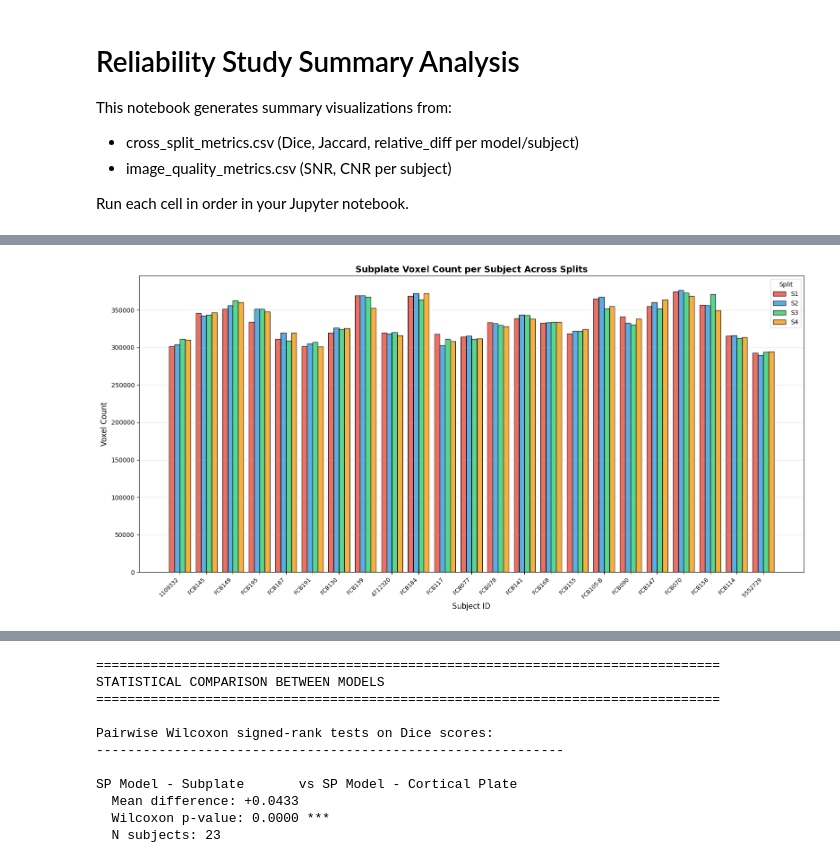
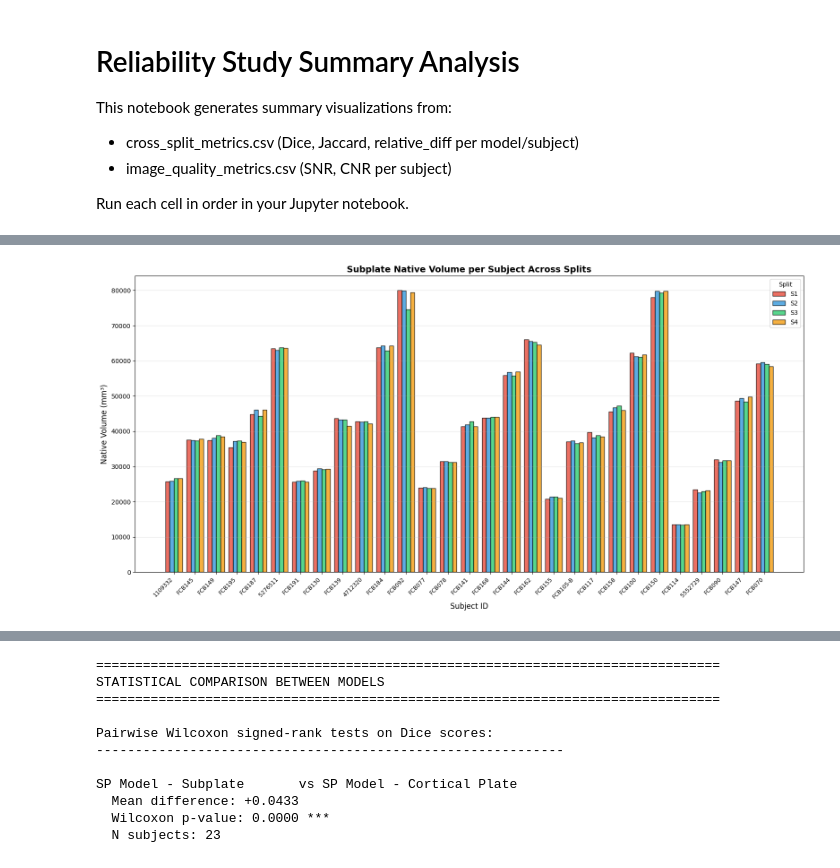
Before and after one commit to Y0z64/Reliability-analisys-FNNDSC, a Jupyter notebook: analisys/summary_analysis.ipynb, the cells around one changed output, grey strips where cells are left out. Cells and saved outputs as stored; diff of their text form; code cells hidden in the pictures.

Commit message:
Added native volume + comparisions

```diff
--- a/analisys/summary_analysis.ipynb
+++ b/analisys/summary_analysis.ipynb
@@ -11,17 +11,8 @@ import pandas as pd
 import numpy as np
 import matplotlib.pyplot as plt
 from scipy import stats
-import seaborn as sns
 
 # Load data
 reliability_df = pd.read_csv("../data/cross_split_metrics.csv")
-quality_df = pd.read_csv("../data/image_quality_metrics.csv")
+quality_df = pd.read_csv("image_quality_metrics.csv")  # Long format: one row per subject/split
 infodump_df = pd.read_csv("../data/subject_quality_metrics.csv")
-
-
-print(
-    f"Reliability data: {len(reliability_df)} rows, {reliability_df['subject_id'].nunique()} subjects"
-)
-print(f"Quality data: {len(quality_df)} subjects")
-print(f"Infodump data: {len(infodump_df)} subjects")
-print(f"\nModels in reliability data: {reliability_df['model'].unique().tolist()}")
@@ -453,4 +543,5 @@ plt.show()
 # %%
+# VOLUME BAR PLOT COMPAARISION PER SPLIT (GROUPED)
 def plot_per_subject_voxel_counts(quality_df, tissue="sp"):
     """
     Bar plot showing voxel counts per subject for all 4 splits.
@@ -505,6 +596,88 @@ def plot_per_subject_voxel_counts(quality_df, tissue="sp"):
     plt.tight_layout()
     return fig
 
+def plot_per_subject_native_volume(quality_df, tissue="sp"):
+    """
+    Bar plot showing native volumes per subject for all splits.
+    Allows visual comparison of volume consistency within each subject.
+
+    Parameters:
+    -----------
+    quality_df : pd.DataFrame
+        Long-format dataframe
+    tissue : str
+        'sp' for subplate, 'cp' for cortical plate, 'inner' for inner tissue
+    """
+    tissue_names = {"sp": "Subplate", "cp": "Cortical Plate", "inner": "Inner"}
+    col_name = f"native_vol_{tissue}"
+    tissue_name = tissue_names.get(tissue, tissue)
+
+    subjects = get_unique_subjects(quality_df)
+    splits = get_available_splits(quality_df)
+    colors = ["#e74c3c", "#3498db", "#2ecc71", "#f39c12"]
+
+    fig, ax = plt.subplots(figsize=(16, 8))
+
+    x = np.arange(len(subjects))
+    width = 0.2
+
+    for i, split in enumerate(splits):
+        values = []
+        for subj_id in subjects:
+            row = get_split_data(quality_df, subj_id, split)
+            if row is not None and col_name in row.index:
+                values.append(row[col_name])
+            else:
+                values.append(np.nan)
+
+        offset = (i - 1.5) * width
+        ax.bar(
+            x + offset,
+            values,
+            width,
+            label=split,
+            color=colors[i],
+            alpha=0.8,
+            edgecolor="black",
+        )
+
+    ax.set_xticks(x)
+    ax.set_xticklabels([str(s) for s in subjects], rotation=45, ha="right", fontsize=9)
+    ax.set_xlabel("Subject ID", fontsize=12)
+    ax.set_ylabel("Native Volume (mm³)", fontsize=12)
+    ax.set_title(
+        f"{tissue_name} Native Volume per Subject Across Splits",
+        fontsize=14,
+        fontweight="bold",
+    )
+    ax.legend(title="Split", loc="upper right")
+    ax.grid(True, alpha=0.3, axis="y")
+
+    plt.tight_layout()
+    return fig
+
+
+## NATIVE VOLUMES
+print("=" * 60)
+print(" NATIVE VOLUMES")
+print("=" * 60)
+
+# Plot for Subplate
+fig = plot_per_subject_native_volume(quality_df, tissue="sp")
+plt.show()
+
+# Plot for Cortical Plate
+fig = plot_per_subject_native_volume(quality_df, tissue="cp")
+plt.show()
+
+# Plot for Inner tissue
+fig = plot_per_subject_native_volume(quality_df, tissue="inner")
+plt.show()
+
+# Voxel counts
+print("=" * 60)
+print(" VOXEL COUNTS ")
+print("=" * 60)
 
 # Plot for Subplate
 fig = plot_per_subject_voxel_counts(quality_df, tissue="sp")
@@ -513,4 +686,7 @@ plt.show()
 # Plot for Cortical Plate
 fig = plot_per_subject_voxel_counts(quality_df, tissue="cp")
 plt.show()
+
+fig = plot_per_subject_voxel_counts(quality_df, tissue="inner")
+plt.show()
 # %% [output]
@@ -517 +696 @@ plt.show()
-[figure, old version]
+[figure, new version]
```
Also changed, not shown: parts of 13 cells of this notebook, 9 other files.
